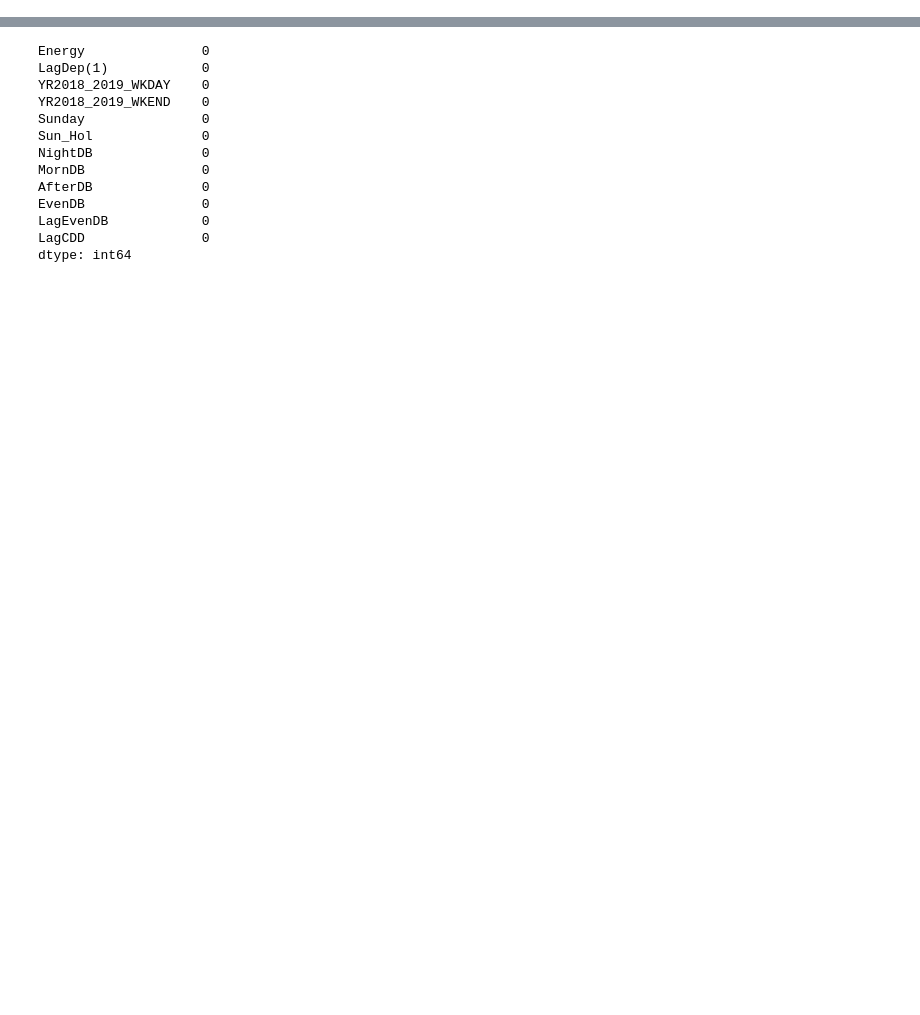
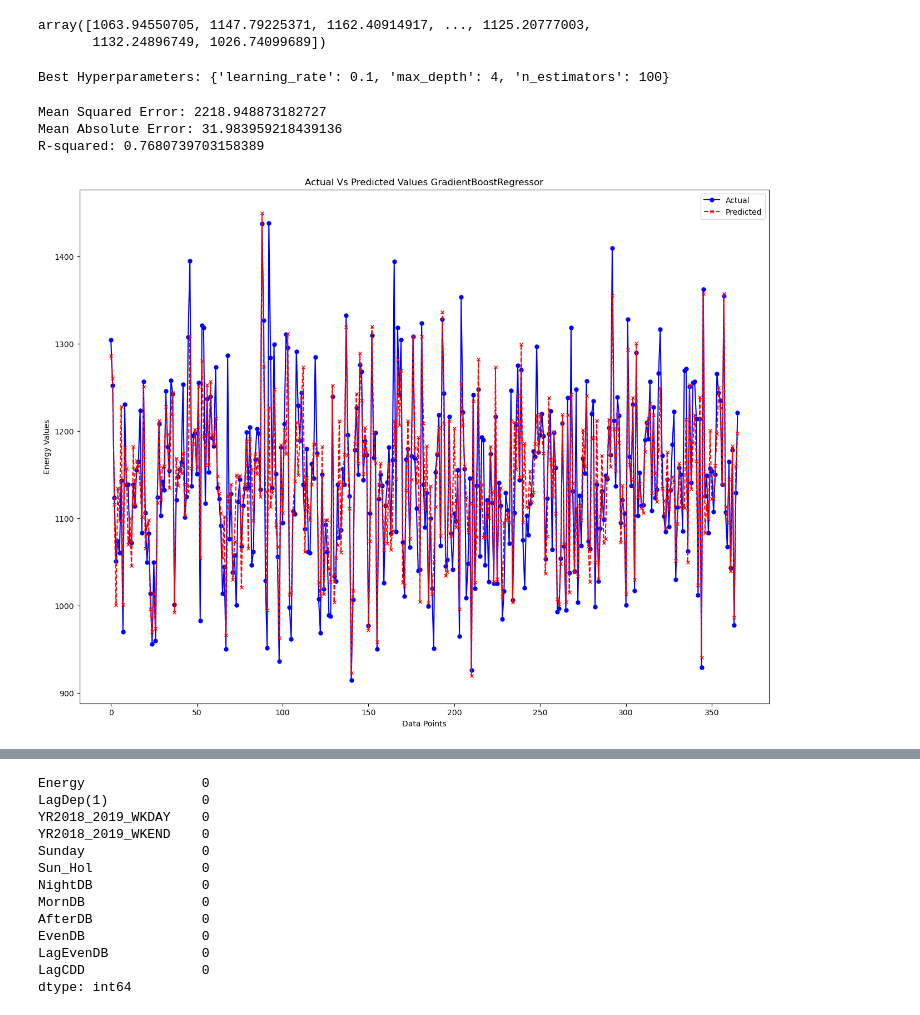
Before and after one commit to saraNgolestani/AESO, a Jupyter notebook: Demo.ipynb, the cells around one changed output, grey strips where cells are left out. Cells and saved outputs as stored; diff of their text form; code cells hidden in the pictures; blank space fills up the shorter version.

Commit message:
Model Prediction Modulared

```diff
--- a/Demo.ipynb
+++ b/Demo.ipynb
@@ -83 +36,30 @@ in_train, in_test, out_train, out_test = train_test_split(input_arr, output_arr,
+# %%
+year_x, year_y = in_out_array(filtered_df)
+# %%
+x_train, x_test, y_train, y_test = train_test_split(year_x, year_y, test_size=0.15)
+# %%
+y_train
+# %% [output]
+array([1063.94550705, 1147.79225371, 1162.40914917, ..., 1125.20777003,
+       1132.24896749, 1026.74099689])
+# %%
+param_grid = {
+    'n_estimators': [100, 200, 300],
+    'learning_rate': [0.01, 0.1, 0.5],
+    'max_depth': [3, 4, 5]
+}
+init_model = GradientBoostingRegressor(random_state=42)
+model = train(param_grid, init_model, x_train, y_train)
+# %% [output]
+Best Hyperparameters: {'learning_rate': 0.1, 'max_depth': 4, 'n_estimators': 100}
+# %%
+y_pred = predict(model, x_test, y_test)
+# %% [output]
+Mean Squared Error: 2218.948873182727
+Mean Absolute Error: 31.983959218439136
+R-squared: 0.7680739703158389
+# %%
+plot(y_pred,y_test,(16, 12), 'Data Points', 'Energy Values', 'Actual Vs Predicted Values GradientBoostRegressor')
+# %% [output]
+[figure, added]
 # %%
```
Also changed, not shown: parts of 51 cells of this notebook, 3 other files.
